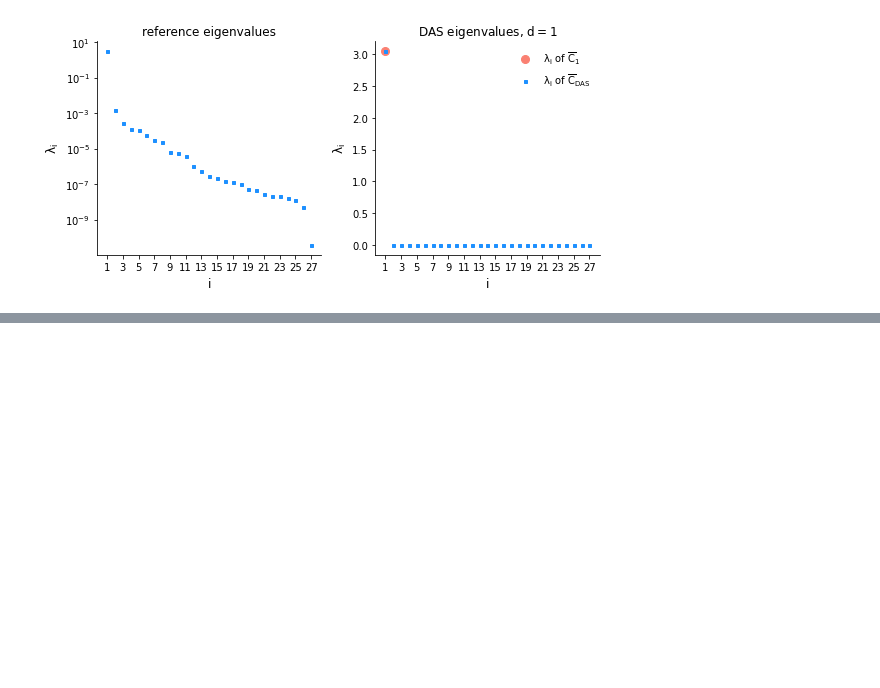
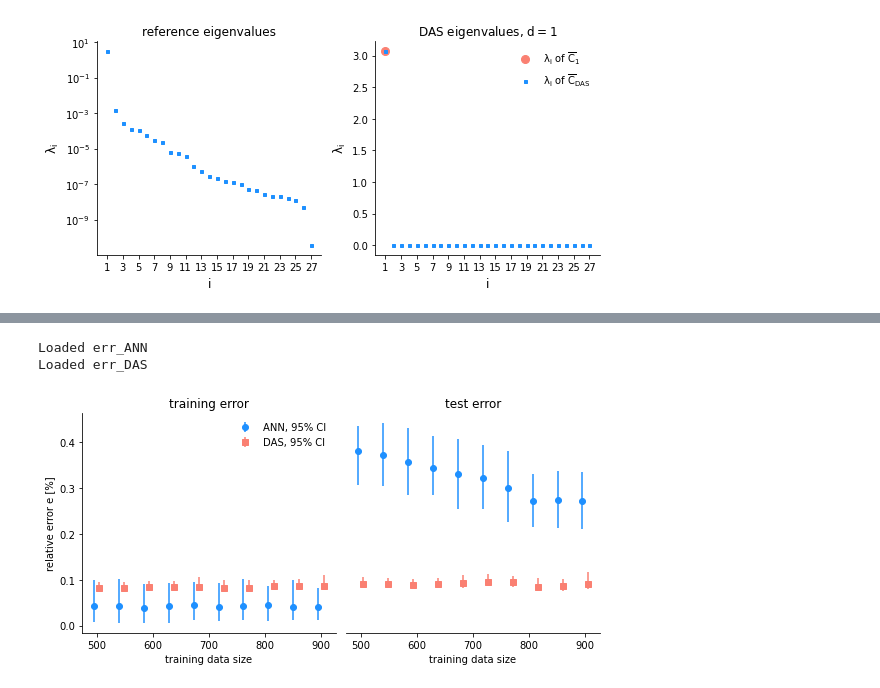
Before and after one commit to wedeling/deep_active_subspace_data, a Jupyter notebook: HIV/HIV.ipynb, the cells around one changed output, grey strips where cells are left out. Drawn from its saved outputs; the diff is of its cells as text; code cells hidden in the pictures; blank space fills up the shorter version.

```diff
--- a/HIV/HIV.ipynb
+++ b/HIV/HIV.ipynb
@@ -394,0 +395,74 @@ Parameters ordered according to the reference activity score
+# %%
+# load the precomputed error
+file = 'errors_n_neurons100.hdf5'
+errors = campaign.load_hdf5_data(file_path=file)
+err_ANN = errors['err_ANN']
+err_DAS = errors['err_DAS']
+
+# considered test fractions
+n_test_fracs = 10
+test_fracs = np.linspace(0.5, 0.1, n_test_fracs)
+
+# basic analysis object to compute the confidence intervals
+analysis = es.analysis.BaseAnalysis()
+
+# turn into percentage
+err_ANN *= 100
+err_DAS *= 100
+# select confidence
+conf = 0.95
+# size of training data used
+data_size = (1 - test_fracs) * samples.size
+
+# mean and CI of ANN training error
+mean_ANN_err_training = np.mean(err_ANN[:,:,0], axis=0)
+lower_ANN_training, upper_ANN_training = analysis.get_confidence_intervals(err_ANN[:,:,0], conf=conf)
+err_ANN_training = np.array([mean_ANN_err_training - lower_ANN_training,
+                             upper_ANN_training - mean_ANN_err_training])
+
+# mean and CI of DAS training error
+mean_DAS_err_training = np.mean(err_DAS[:,:,0], axis=0)
+lower_DAS_training, upper_DAS_training = analysis.get_confidence_intervals(err_DAS[:,:,0], conf=conf)
+err_DAS_training = np.array([mean_DAS_err_training - lower_DAS_training,
+                             upper_DAS_training - mean_DAS_err_training])
+
+# mean and CI of ANN test error
+data_size = (1 - test_fracs) * samples.size
+mean_ANN_err_test = np.mean(err_ANN[:,:,1], axis=0)
+lower_ANN_test, upper_ANN_test = analysis.get_confidence_intervals(err_ANN[:,:,1], conf=conf)
+err_ANN_test = np.array([mean_ANN_err_test - lower_ANN_test,
+                         upper_ANN_test - mean_ANN_err_test])
+
+# mean and CI of DAS test error
+mean_DAS_err_test = np.mean(err_DAS[:,:,1], axis=0)
+lower_DAS_test, upper_DAS_test = analysis.get_confidence_intervals(err_DAS[:,:,1], conf=conf)
+err_DAS_test = np.array([mean_DAS_err_test - lower_DAS_test,
+                         upper_DAS_test - mean_DAS_err_test])
+
+# plot results
+import seaborn as sns
+fig = plt.figure(figsize=[8, 4])
+ax = fig.add_subplot(121)
+ax.set_xlabel('training data size')
+ax.set_ylabel('relative error e [%]')
+ax.set_title('training error')
+sns.despine(top=True)
+offset=5
+ax.errorbar(data_size-offset, mean_ANN_err_training, yerr=err_ANN_training, fmt='o',
+            color='dodgerblue', label='ANN, 95% CI')
+ax.errorbar(data_size+offset, mean_DAS_err_training, yerr=err_DAS_training, fmt='s',
+            color='salmon', label='DAS, 95% CI')
+leg = ax.legend(loc=0, frameon=False)
+#
+ax2 = fig.add_subplot(122, sharey=ax)
+ax2.set_xlabel('training data size')
+ax2.set_title('test error')
+ax2.errorbar(data_size-offset, mean_ANN_err_test, yerr=err_ANN_test, fmt='o', color='dodgerblue')
+ax2.errorbar(data_size+offset, mean_DAS_err_test, yerr=err_DAS_test, fmt='s', color='salmon')
+sns.despine(left=True, ax=ax2)
+ax2.get_yaxis().set_visible(False)
+plt.tight_layout()
+# %% [output]
+Loaded err_ANN
+Loaded err_DAS
+[figure, added]
```
Also changed, not shown: parts of 36 cells of this notebook, 4 other files.
